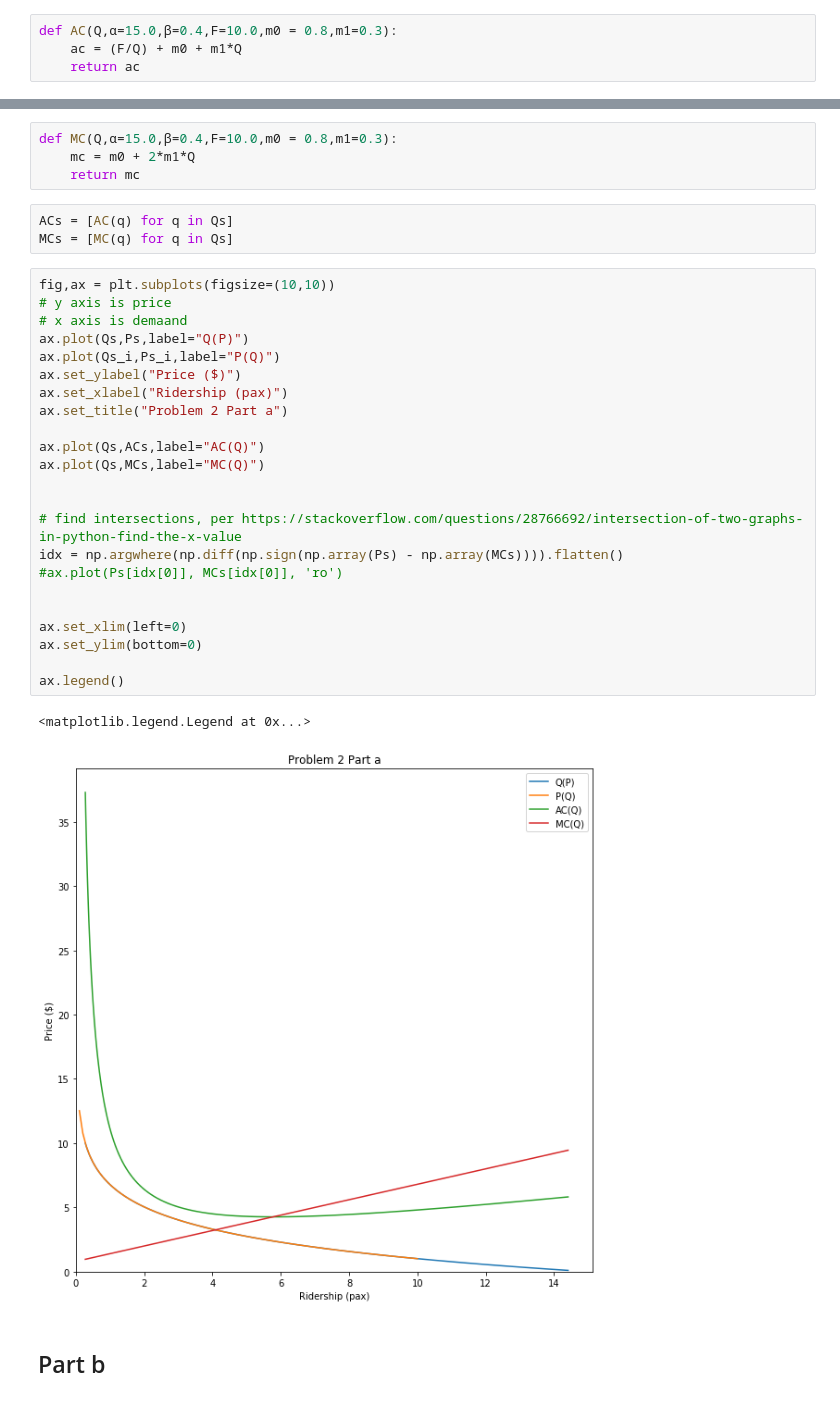
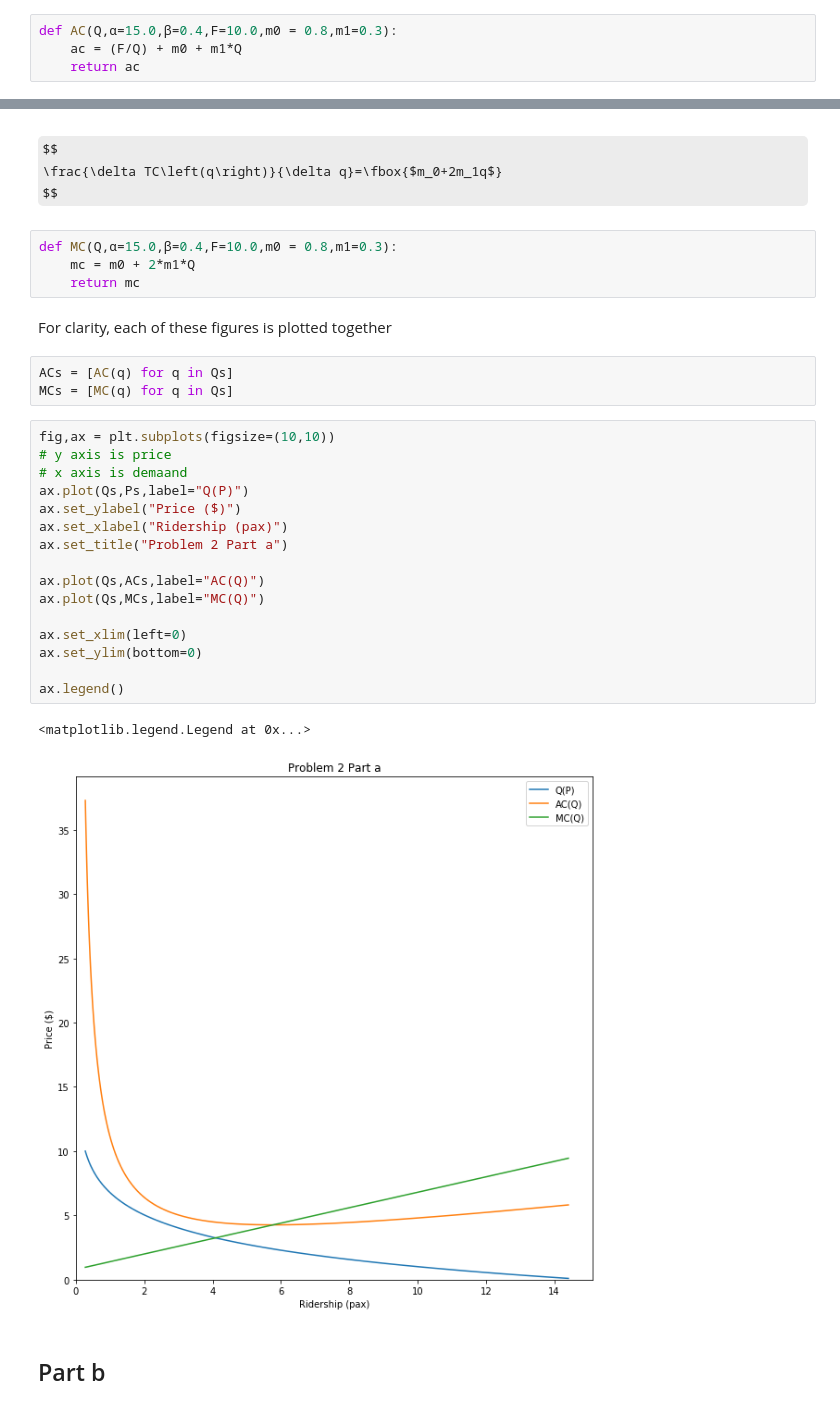
Before and after one commit to noahgarfinkle/Spring2020, a Jupyter notebook: CEE 498 Transportation Economics/Assignments/Garfinkle_Assignment 2.ipynb, the cells around one changed output, grey strips where cells are left out. Saved outputs shown, nothing was run; the diff lists cells and outputs as text; some formulas as TeX source.

```diff
--- a/CEE 498 Transportation Economics/Assignments/Garfinkle_Assignment 2.ipynb
+++ b/CEE 498 Transportation Economics/Assignments/Garfinkle_Assignment 2.ipynb
@@ -208,36 +254,35 @@ def AC(Q,α=15.0,β=0.4,F=10.0,m0 = 0.8,m1=0.3):
+# %% [markdown]
+$$
+\frac{\delta TC\left(q\right)}{\delta q}=\fbox{$m_0+2m_1q$}
+$$
 # %%
 def MC(Q,α=15.0,β=0.4,F=10.0,m0 = 0.8,m1=0.3):
     mc = m0 + 2*m1*Q
     return mc
+# %% [markdown]
+For clarity, each of these figures is plotted together
 # %%
 ACs = [AC(q) for q in Qs]
 MCs = [MC(q) for q in Qs]
 # %%
 fig,ax = plt.subplots(figsize=(10,10))
 # y axis is price
 # x axis is demaand
 ax.plot(Qs,Ps,label="Q(P)")
-ax.plot(Qs_i,Ps_i,label="P(Q)")
 ax.set_ylabel("Price ($)")
 ax.set_xlabel("Ridership (pax)")
 ax.set_title("Problem 2 Part a")
 
 ax.plot(Qs,ACs,label="AC(Q)")
 ax.plot(Qs,MCs,label="MC(Q)")
 
-
-# find intersections, per https://stackoverflow.com/questions/28766692/intersection-of-two-graphs-in-python-find-the-x-value
-idx = np.argwhere(np.diff(np.sign(np.array(Ps) - np.array(MCs)))).flatten()
-#ax.plot(Ps[idx[0]], MCs[idx[0]], 'ro')
-
-
 ax.set_xlim(left=0)
 ax.set_ylim(bottom=0)
 
 ax.legend()
 # %% [output]
 <matplotlib.legend.Legend at 0x...>
-[figure, old version]
+[figure, new version]
 # %% [markdown]
 ## Part b
 # %% [markdown]
```
Also changed, not shown: parts of 8 cells of this notebook.
